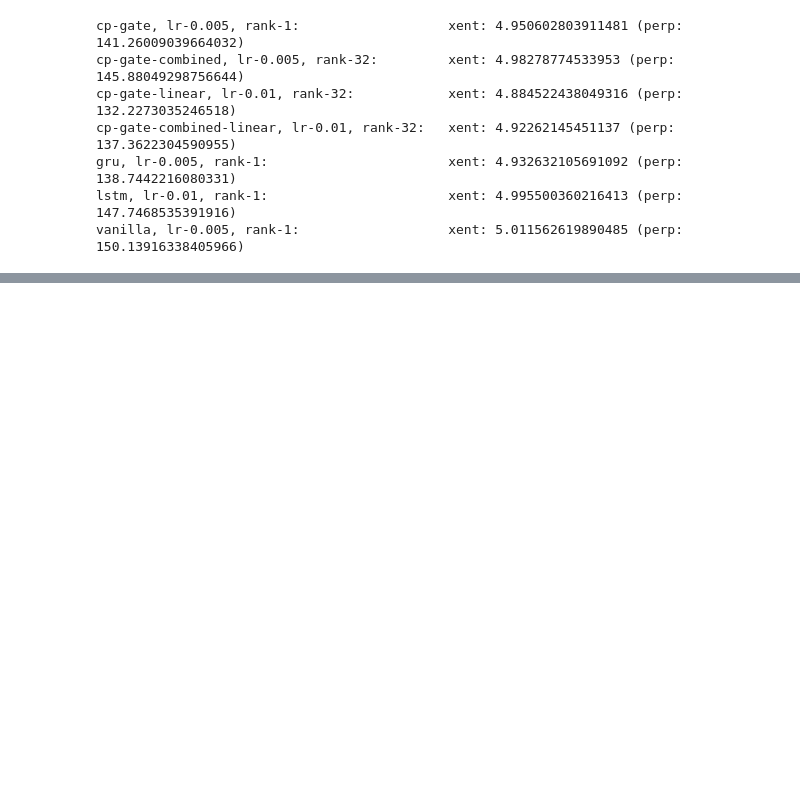
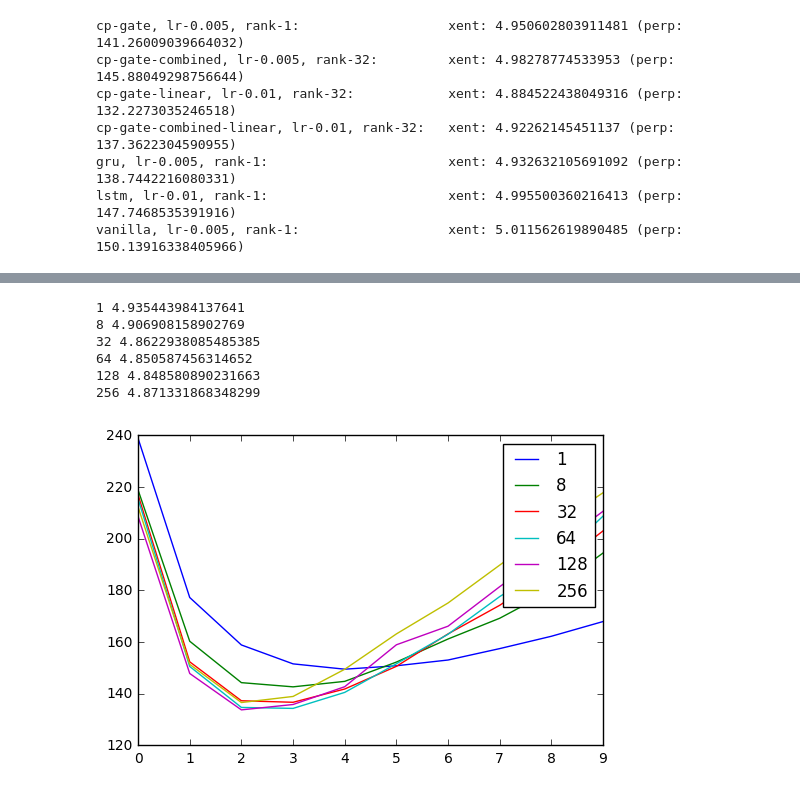
Before and after one commit to PFCM/489-notebooks, a Jupyter notebook: ptb_results.ipynb, the cells around one changed output, grey strips where cells are left out. Saved outputs shown, nothing was run; the diff lists cells and outputs as text; code cells hidden in the pictures; blank space fills up the shorter version.

```diff
--- a/ptb_results.ipynb
+++ b/ptb_results.ipynb
@@ -155,0 +201,18 @@ vanilla, lr-0.005, rank-1:                   xent: 5.011562619890485 (perp: 150.
+# %%
+def plot_validation(results):
+
+    for rank, xent, data in sorted(results):
+        print(rank, xent)
+        plt.plot(np.arange(data.shape[0]), np.exp(data[:,2]), label=rank)
+    plt.legend()
+# %%
+plot_validation(results_by_rank('cp-gate-combined-linear',
+                                '../mrnn/ptb_grid_width128_sl150/'))
+# %% [output]
+1 4.935443984137641
+8 4.906908158902769
+32 4.8622938085485385
+64 4.850587456314652
+128 4.848580890231663
+256 4.871331868348299
+[figure, added]
```
Also changed, not shown: parts of 17 cells of this notebook, 4 other files.
